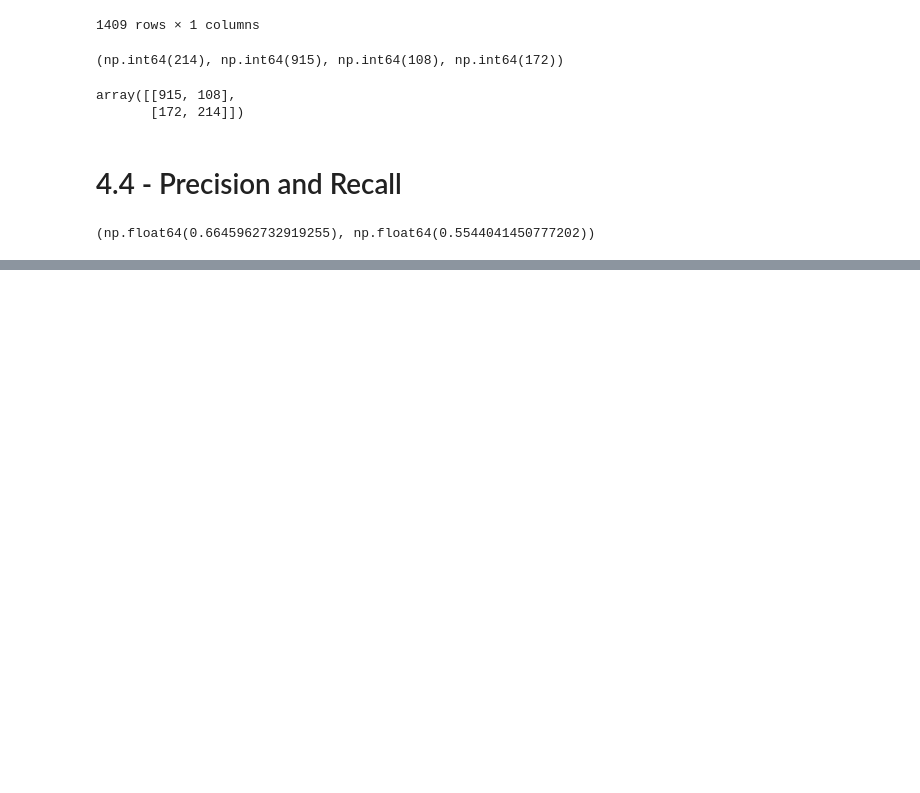
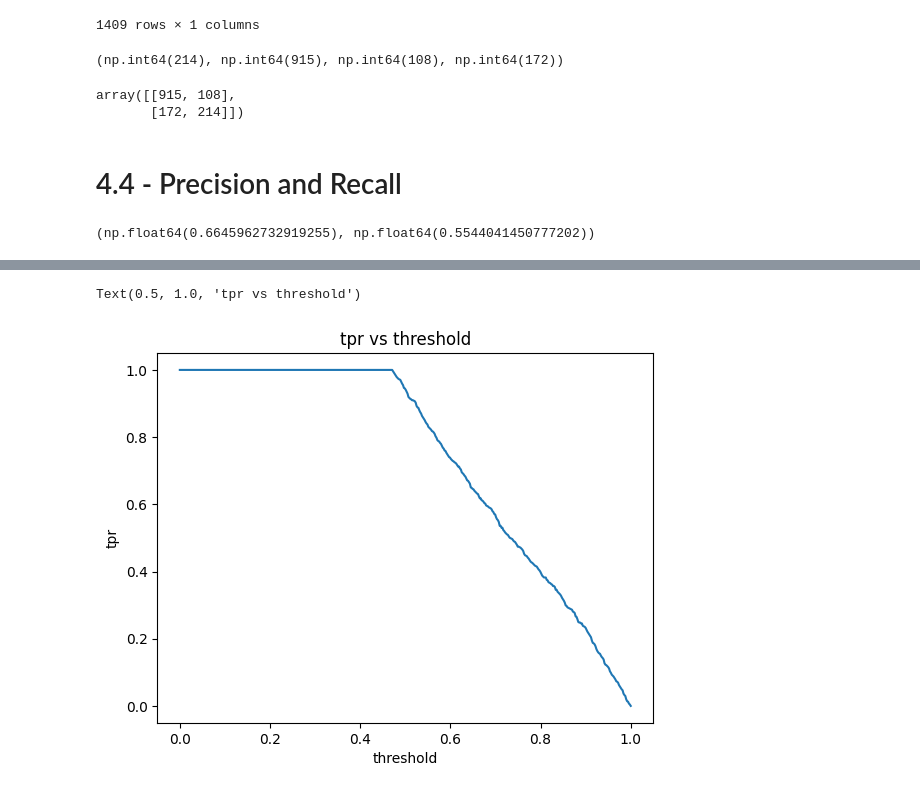
Before and after one commit to BALJAPALLIANSHUL/machine_learning_zoomcamp, a Jupyter notebook: 04-evaluation metrics/evaluation_metrics.ipynb, the cells around one changed output, grey strips where cells are left out. Drawn from its saved outputs; the diff is of its cells as text; code cells hidden in the pictures; blank space fills up the shorter version.

```diff
--- a/04-evaluation metrics/evaluation_metrics.ipynb
+++ b/04-evaluation metrics/evaluation_metrics.ipynb
@@ -146,0 +248,3 @@ precision,recall
+# %%
+y_actual = np.repeat([0,1],[700,y_val.shape[0]-700]).reshape(-1,1)
+y_actual
@@ -146,0 +259,14 @@ precision,recall
+# %%
+np.random.seed(2)
+y_random_score = np.random.uniform(low = 0.0,high=1.0,size=y_val.shape[0])
+y_ideal_score = np.sort(y_random_score).reshape(-1,1)
+# %%
+ideal_table = get_table_for_roc(y_ideal_score,y_actual,thresholds)
+# %%
+plt.plot(thresholds,ideal_table.tpr)
+plt.xlabel('threshold')
+plt.ylabel('tpr')
+plt.title('tpr vs threshold')
+# %% [output]
+Text(0.5, 1.0, 'tpr vs threshold')
+[figure, added]
```
Also changed, not shown: parts of 31 cells of this notebook.
